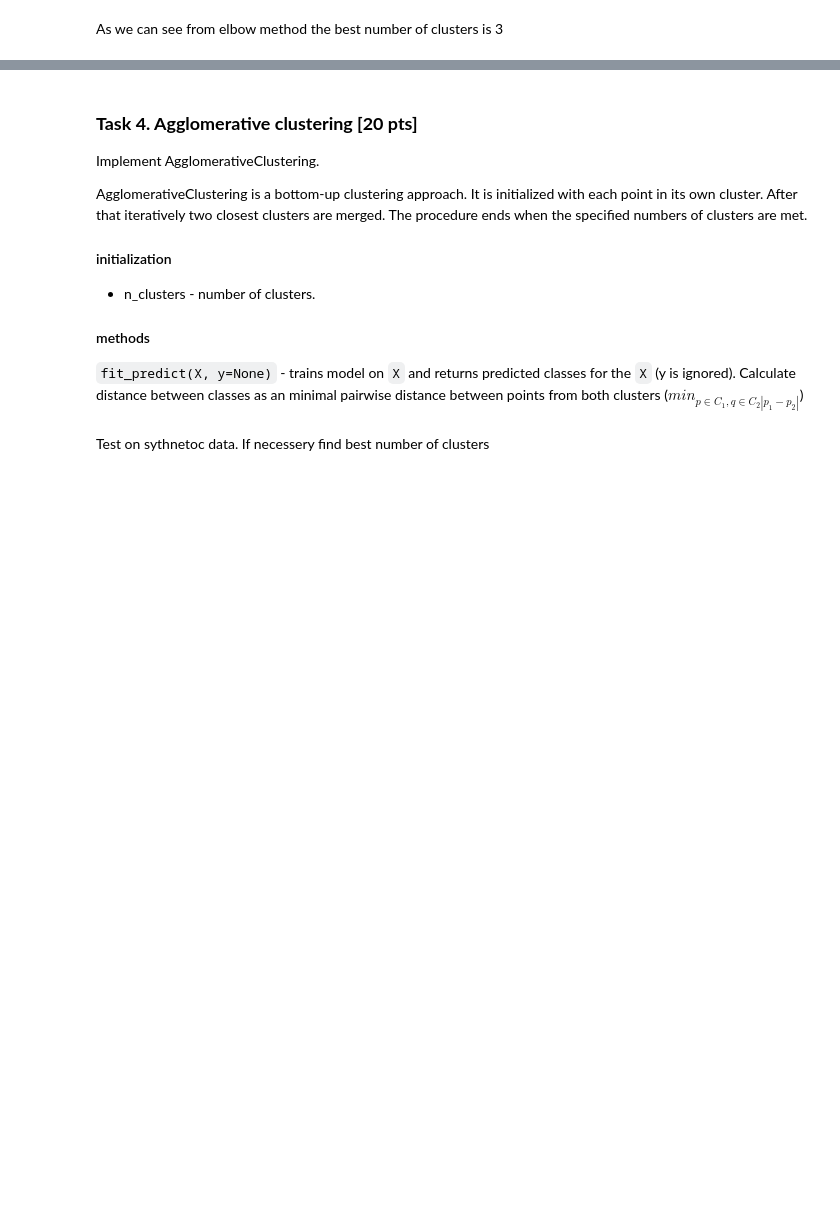
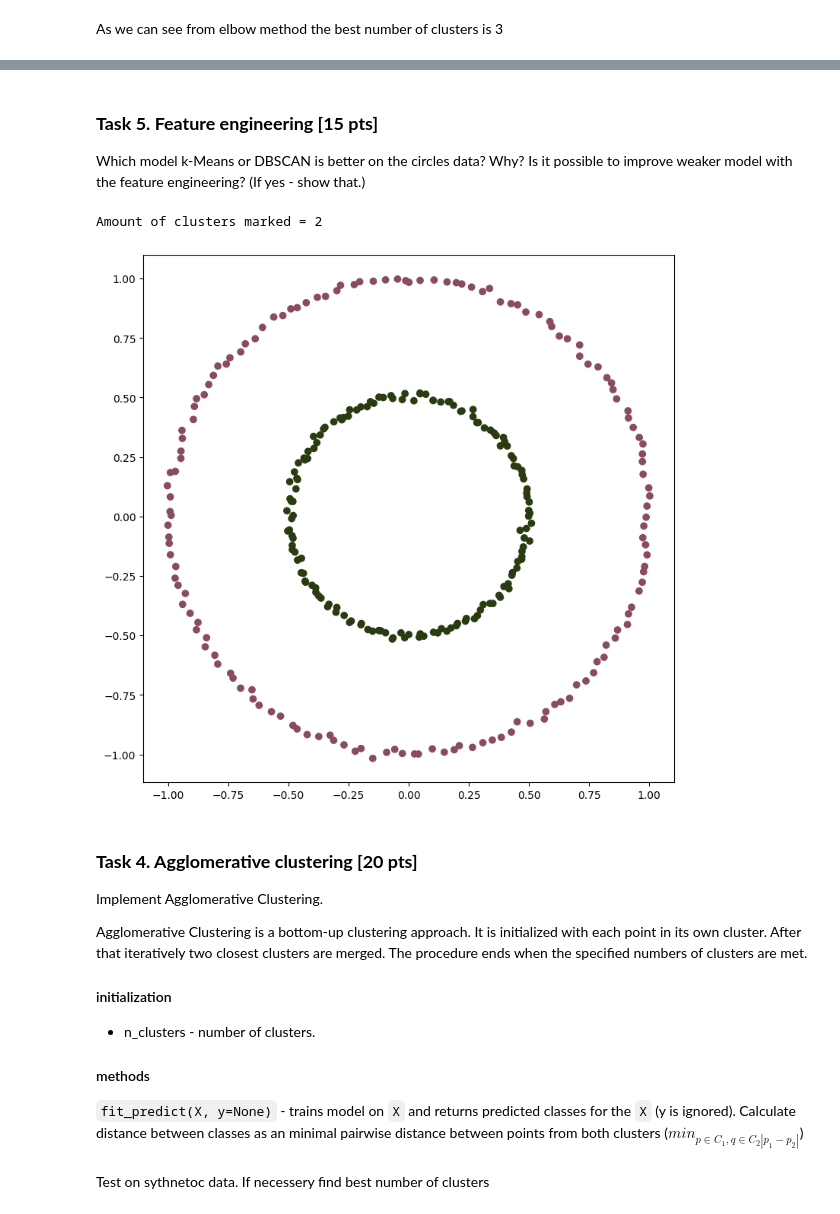
Before and after one commit to kirvader/jub_ml, a Jupyter notebook: fall_2022/lecture_4/assignment_3.ipynb, the cells around one changed output, grey strips where cells are left out. Cells and saved outputs as stored; diff of their text form; code cells hidden in the pictures; blank space fills up the shorter version.

```diff
--- a/fall_2022/lecture_4/assignment_3.ipynb
+++ b/fall_2022/lecture_4/assignment_3.ipynb
@@ -229,9 +328,27 @@ As we can see from elbow method the best number of clusters is 3
+# %% [markdown]
+### **Task 5. Feature engineering [15 pts]**
+
+Which model k-Means or DBSCAN is better on the circles data? Why? Is it possible to improve weaker model with the feature engineering? (If yes - show that.)
+# %%
+# Both algorithms on standard features are bad on circles data.
+# K means is bad because even if it gets the perfect clusterization the next step will break it all. That's because the centroids will be right in the center and all points at the next iteration will be in two parts.
+# DBSCAN clustering with such a big epsilon won't do any better because all the points from both circles will be marked as core points and if eps is ~0.5 then they will go to the same cluster.
+
+# I will assume that DBSCAN is the weak model because it didn't perform any clusterization.
+# However, it can be fixed with feature engineering. We can decrease epsilon:
+
+agg_clustering = DBScan(eps=0.25)
+labels = agg_clustering.fit_predict(X_2)
+visualize_clasters_for_dbscan(X_2, labels)
+# %% [output]
+Amount of clusters marked = 2
+[figure, added]
 # %% [markdown]
 ### **Task 4. Agglomerative clustering [20 pts]**
 
-Implement AgglomerativeClustering.
+Implement Agglomerative Clustering.
 
-AgglomerativeClustering is a bottom-up clustering approach. It is initialized with each point in its own cluster. After that iteratively two closest clusters are merged. The procedure ends when the specified numbers of clusters are met.
+Agglomerative Clustering is a bottom-up clustering approach. It is initialized with each point in its own cluster. After that iteratively two closest clusters are merged. The procedure ends when the specified numbers of clusters are met.
 
 #### initialization
 * n_clusters - number of clusters.
```
Also changed, not shown: parts of 15 cells of this notebook.
